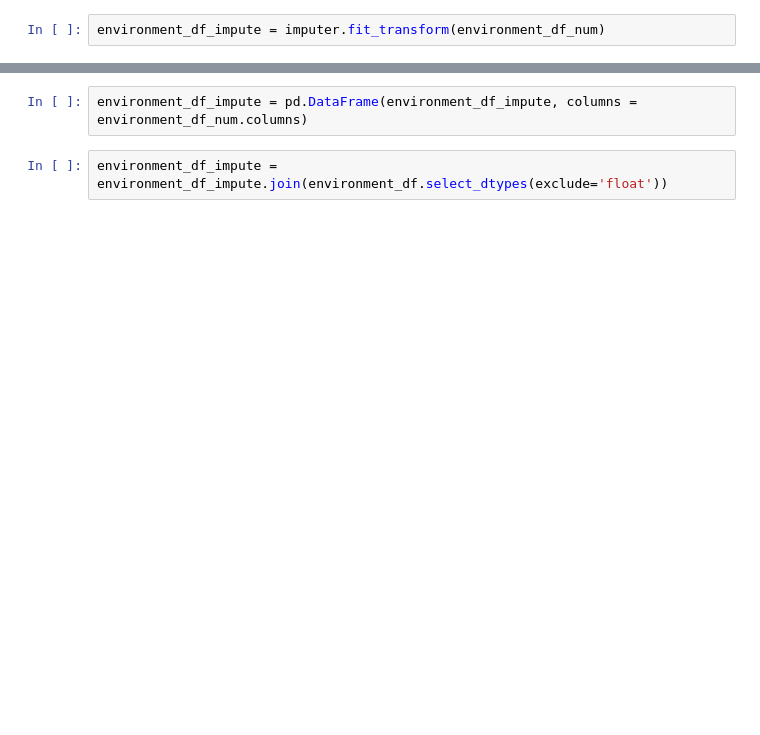
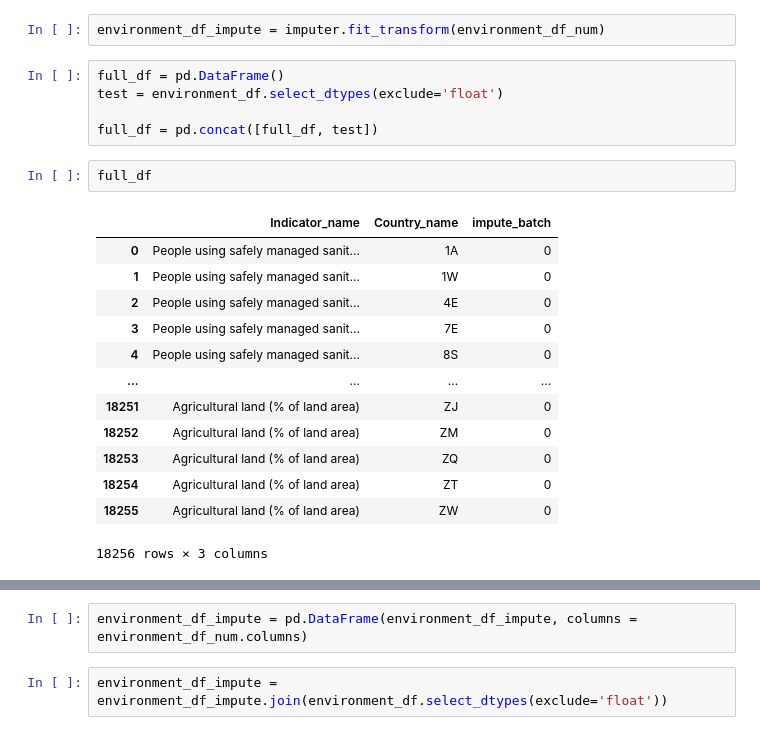
Before and after one commit to NicoJanko/ESG_index, a Jupyter notebook: ESG_impute.ipynb, the cells around one changed output, grey strips where cells are left out. Cells and saved outputs as stored; diff of their text form; blank space fills up the shorter version.

```diff
--- a/ESG_impute.ipynb
+++ b/ESG_impute.ipynb
@@ -15,2 +15,23 @@ msno.matrix(environment_df_num)
 # %%
 environment_df_impute = imputer.fit_transform(environment_df_num)
+# %%
+full_df = pd.DataFrame()
+test = environment_df.select_dtypes(exclude='float')
+
+full_df = pd.concat([full_df, test])
+# %%
+full_df
+# %% [output]
+|  | Indicator_name | Country_name | impute_batch |
+| 0 | People using safely managed sanit... | 1A | 0 |
+| 1 | People using safely managed sanit... | 1W | 0 |
+| 2 | People using safely managed sanit... | 4E | 0 |
+| 3 | People using safely managed sanit... | 7E | 0 |
+| 4 | People using safely managed sanit... | 8S | 0 |
+| ... | ... | ... | ... |
+| 18251 | Agricultural land (% of land area) | ZJ | 0 |
+| 18252 | Agricultural land (% of land area) | ZM | 0 |
+| 18253 | Agricultural land (% of land area) | ZQ | 0 |
+| 18254 | Agricultural land (% of land area) | ZT | 0 |
+| 18255 | Agricultural land (% of land area) | ZW | 0 |
+18256 rows × 3 columns
```
Also changed, not shown: parts of 6 cells of this notebook, 3 other files.
